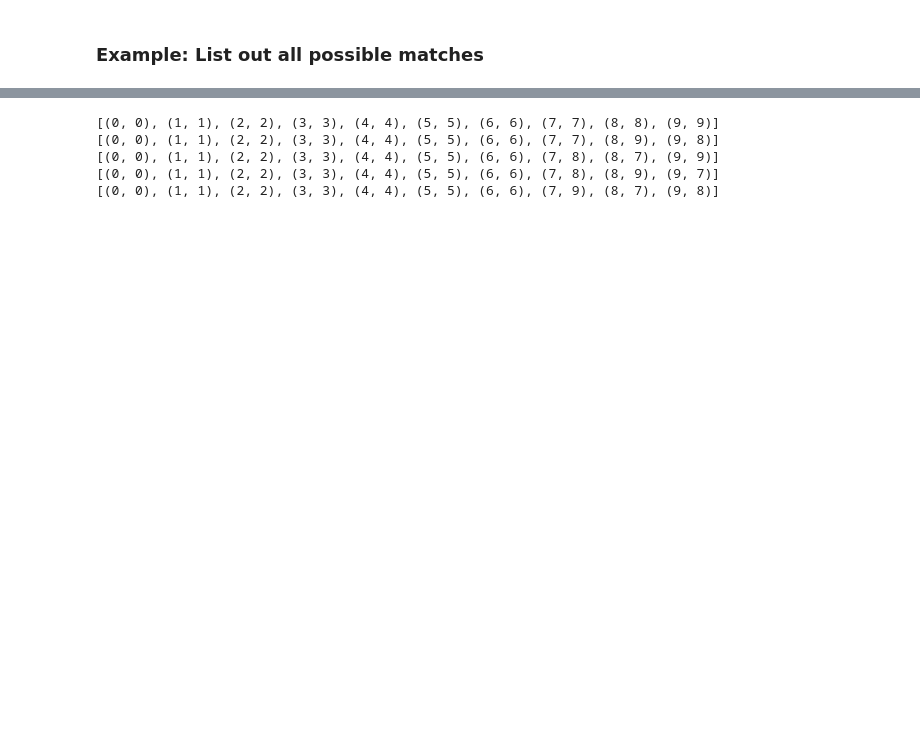
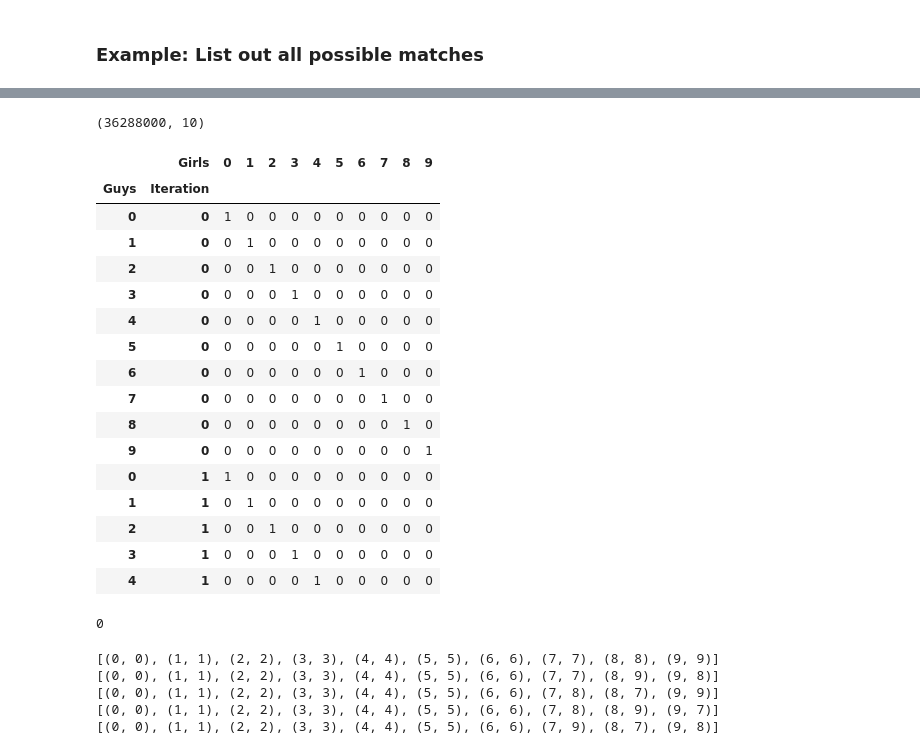
Before and after one commit to dgoodman1/are_you_the_one, a Jupyter notebook: Are You the One Modeling.ipynb, the cells around one changed output, grey strips where cells are left out. Drawn from its saved outputs; the diff is of its cells as text; code cells hidden in the pictures; blank space fills up the shorter version.

Commit message:
FIX logic to gen permutation grid

```diff
--- a/Are You the One Modeling.ipynb
+++ b/Are You the One Modeling.ipynb
@@ -32,0 +55,3 @@ len(paths)
+# %%
+idx = pd.Index(range(10), name='Guys')
+cols = pd.Index(range(10), name='Girls')
@@ -33,3 +72,46 @@ len(paths)
+# %%
+def gen_matrix(males, females):
+    z = np.zeros((len(males), len(females)),
+                 dtype='int')
+    z[males, females] = 1
+    return z
+
+perms = it.permutations(girls, N)
+mats = np.concatenate([gen_matrix(guys, g) for g in perms])
+# %%
+mats.shape
+# %% [output]
+(36288000, 10)
+# %%
+idx = pd.Index(list(range(10)) * 3_628_800, dtype='int', name='Guys')
+M = pd.DataFrame(mats, index=idx, columns=cols)
+data = np.array([i for i in range(3_628_800) for _ in range(10)],
+                dtype='int')
+M['Iteration'] = data
+M = M.set_index('Iteration', append=True)
+M.head(15)
+# %% [output]
+|  | Girls | 0 | 1 | 2 | 3 | 4 | 5 | 6 | 7 | 8 | 9 |
+| Guys | Iteration |  |  |  |  |  |  |  |  |  |  |
+| 0 | 0 | 1 | 0 | 0 | 0 | 0 | 0 | 0 | 0 | 0 | 0 |
+| 1 | 0 | 0 | 1 | 0 | 0 | 0 | 0 | 0 | 0 | 0 | 0 |
+| 2 | 0 | 0 | 0 | 1 | 0 | 0 | 0 | 0 | 0 | 0 | 0 |
+| 3 | 0 | 0 | 0 | 0 | 1 | 0 | 0 | 0 | 0 | 0 | 0 |
+| 4 | 0 | 0 | 0 | 0 | 0 | 1 | 0 | 0 | 0 | 0 | 0 |
+| 5 | 0 | 0 | 0 | 0 | 0 | 0 | 1 | 0 | 0 | 0 | 0 |
+| 6 | 0 | 0 | 0 | 0 | 0 | 0 | 0 | 1 | 0 | 0 | 0 |
+| 7 | 0 | 0 | 0 | 0 | 0 | 0 | 0 | 0 | 1 | 0 | 0 |
+| 8 | 0 | 0 | 0 | 0 | 0 | 0 | 0 | 0 | 0 | 1 | 0 |
+| 9 | 0 | 0 | 0 | 0 | 0 | 0 | 0 | 0 | 0 | 0 | 1 |
+| 0 | 1 | 1 | 0 | 0 | 0 | 0 | 0 | 0 | 0 | 0 | 0 |
+| 1 | 1 | 0 | 1 | 0 | 0 | 0 | 0 | 0 | 0 | 0 | 0 |
+| 2 | 1 | 0 | 0 | 1 | 0 | 0 | 0 | 0 | 0 | 0 | 0 |
+| 3 | 1 | 0 | 0 | 0 | 1 | 0 | 0 | 0 | 0 | 0 | 0 |
+| 4 | 1 | 0 | 0 | 0 | 0 | 1 | 0 | 0 | 0 | 0 | 0 |
+# %%
+M.reset_index().duplicated().sum()
+# %% [output]
+0
 # %%
 for path in paths[:5]:
     print(path)
```
Also changed, not shown: parts of 18 cells of this notebook.
